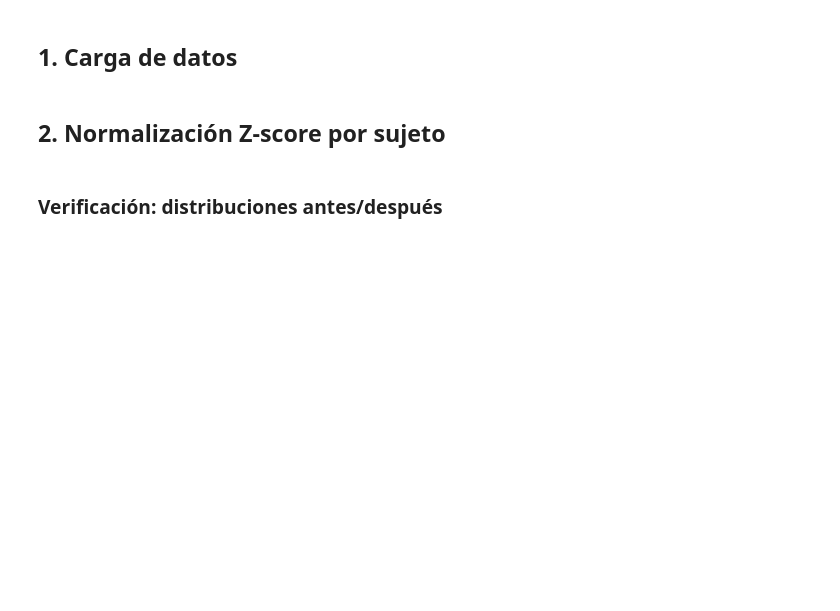
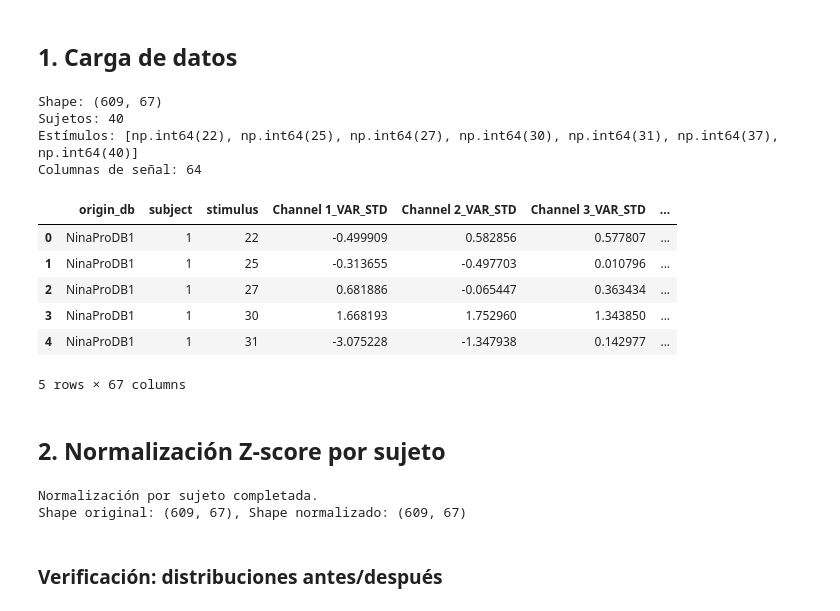
Before and after one commit to mariabda2/sEMG-ArmBand, a Jupyter notebook: notebooks/06_channel_fusion.ipynb, the cells around one changed output. Drawn from its saved outputs; the diff is of its cells as text; code cells hidden in the pictures; blank space fills up the shorter version.

```diff
--- a/notebooks/06_channel_fusion.ipynb
+++ b/notebooks/06_channel_fusion.ipynb
@@ -33,14 +37,26 @@ N_CHANNELS = 8
 # %%
-df = pd.read_csv('../data/master/intact_boxcox.csv')
+df = pd.read_csv(ruta)
 
 meta_cols = ['origin_db', 'subject', 'stimulus']
 signal_cols = [f'Channel {ch}_{feat}' for ch in range(1, N_CHANNELS + 1) for feat in FEATURES]
 
 print(f'Shape: {df.shape}')
 print(f'Sujetos: {df["subject"].nunique()}')
 print(f'Estímulos: {sorted(df["stimulus"].unique())}')
 print(f'Columnas de señal: {len(signal_cols)}')
 df.head()
+# %% [output]
+Shape: (609, 67)
+Sujetos: 40
+Estímulos: [np.int64(22), np.int64(25), np.int64(27), np.int64(30), np.int64(31), np.int64(37), np.int64(40)]
+Columnas de señal: 64
+|  | origin_db | subject | stimulus | Channel 1_VAR_STD | Channel 2_VAR_STD | Channel 3_VAR_STD | ... |
+| 0 | NinaProDB1 | 1 | 22 | -0.499909 | 0.582856 | 0.577807 | ... |
+| 1 | NinaProDB1 | 1 | 25 | -0.313655 | -0.497703 | 0.010796 | ... |
+| 2 | NinaProDB1 | 1 | 27 | 0.681886 | -0.065447 | 0.363434 | ... |
+| 3 | NinaProDB1 | 1 | 30 | 1.668193 | 1.752960 | 1.343850 | ... |
+| 4 | NinaProDB1 | 1 | 31 | -3.075228 | -1.347938 | 0.142977 | ... |
+5 rows × 67 columns
 # %% [markdown]
 ## 2. Normalización Z-score por sujeto
 # %%
@@ -50,8 +66,8 @@ def normalize_by_subject(df, signal_cols):
     Elimina diferencias de amplitud inter-sujeto.
     """
     df_norm = df.copy()
-    for subj in df_norm['subject'].unique():
-        mask = df_norm['subject'] == subj
+    for subj, db in df_norm.groupby(['subject', 'origin_db']).groups.keys():
+        mask = (df_norm['subject'] == subj) & (df_norm['origin_db'] == db)
         sub_data = df_norm.loc[mask, signal_cols].values.astype(float)
 
         # Si el sujeto tiene 1 sola fila, no se puede standardizar
@@ -71,6 +87,9 @@ def normalize_by_subject(df, signal_cols):
 df_norm = normalize_by_subject(df, signal_cols)
 print('Normalización por sujeto completada.')
 print(f'Shape original: {df.shape}, Shape normalizado: {df_norm.shape}')
+# %% [output]
+Normalización por sujeto completada.
+Shape original: (609, 67), Shape normalizado: (609, 67)
 # %% [markdown]
 ### Verificación: distribuciones antes/después
 # %%
```
Also changed, not shown: parts of 18 cells of this notebook, 2 other files.
